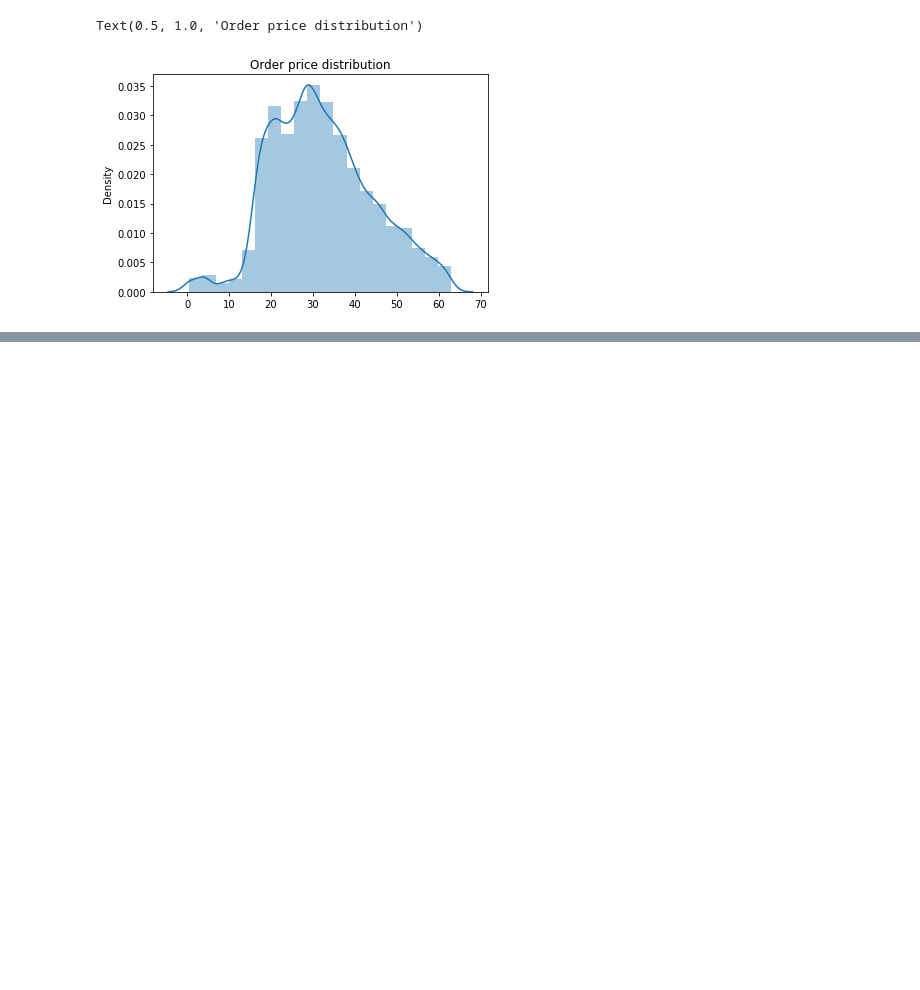
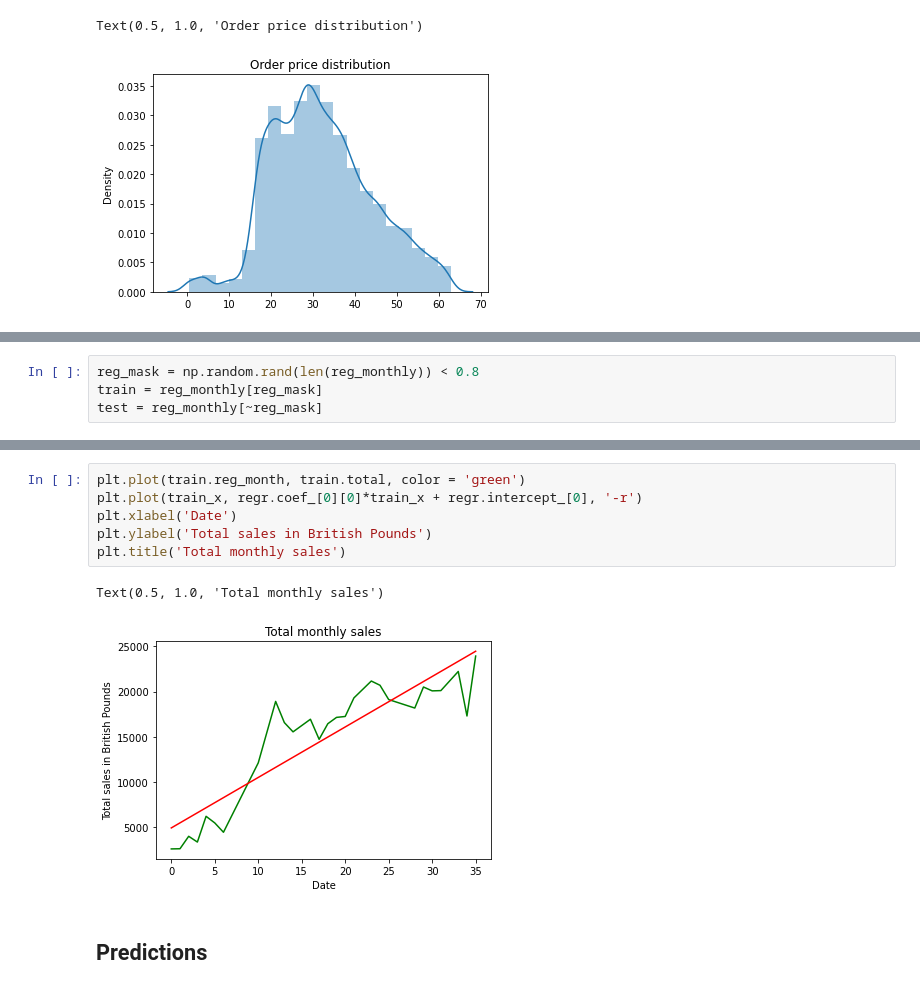
Before and after one commit to DeovratP/Logistic-Regression, a Jupyter notebook: Online_food_delivery_analysis/Online_food_delivery_analysis.ipynb, the cells around one changed output, grey strips where cells are left out. Cells and saved outputs as stored; diff of their text form; blank space fills up the shorter version.

```diff
--- a/Online_food_delivery_analysis/Online_food_delivery_analysis.ipynb
+++ b/Online_food_delivery_analysis/Online_food_delivery_analysis.ipynb
@@ -470,0 +521,4 @@ Text(0.5, 1.0, 'Order price distribution')
+# %%
+reg_mask = np.random.rand(len(reg_monthly)) < 0.8
+train = reg_monthly[reg_mask]
+test = reg_monthly[~reg_mask]
@@ -470,0 +538,11 @@ Text(0.5, 1.0, 'Order price distribution')
+# %%
+plt.plot(train.reg_month, train.total, color = 'green')
+plt.plot(train_x, regr.coef_[0][0]*train_x + regr.intercept_[0], '-r')
+plt.xlabel('Date')
+plt.ylabel('Total sales in British Pounds')
+plt.title('Total monthly sales')
+# %% [output]
+Text(0.5, 1.0, 'Total monthly sales')
+[figure, added]
+# %% [markdown]
+## Predictions
```
Also changed, not shown: parts of 11 cells of this notebook.
